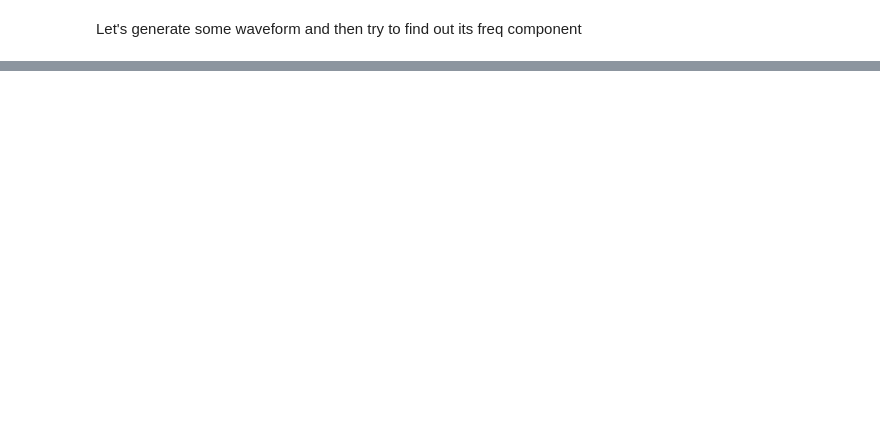
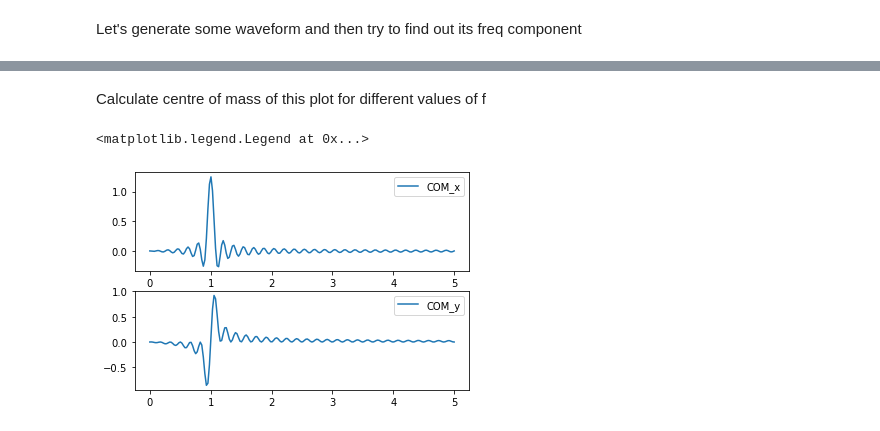
Before and after one commit to hello-arun/complex-coding-problems, a Jupyter notebook: 801-DFT/main.ipynb, the cells around one changed output, grey strips where cells are left out. Cells and saved outputs as stored; diff of their text form; code cells hidden in the pictures; blank space fills up the shorter version.

```diff
--- a/801-DFT/main.ipynb
+++ b/801-DFT/main.ipynb
@@ -27,0 +37,21 @@ plt.plot(x,y)
+# %% [markdown]
+Calculate centre of mass of this plot for different values of f
+# %%
+samples=200
+freqs=np.linspace(0,5,samples)
+# center of mass
+com=np.zeros((len(freqs),2))
+f,(ax1,ax2)=plt.subplots(2)
+for i,freq in enumerate(freqs):
+    com_x=np.sum(Y*np.cos(X*freq))
+    com_y=np.sum(Y*np.sin(X*freq))
+    com[i,0]=com_x/samples
+    com[i,1]=com_y/samples
+
+ax1.plot(freqs,com[:,0],label="COM_x")
+ax2.plot(freqs,com[:,1],label="COM_y")
+ax1.legend()
+ax2.legend()
+# %% [output]
+<matplotlib.legend.Legend at 0x...>
+[figure, added]
```
Also changed, not shown: parts of 4 cells of this notebook.
